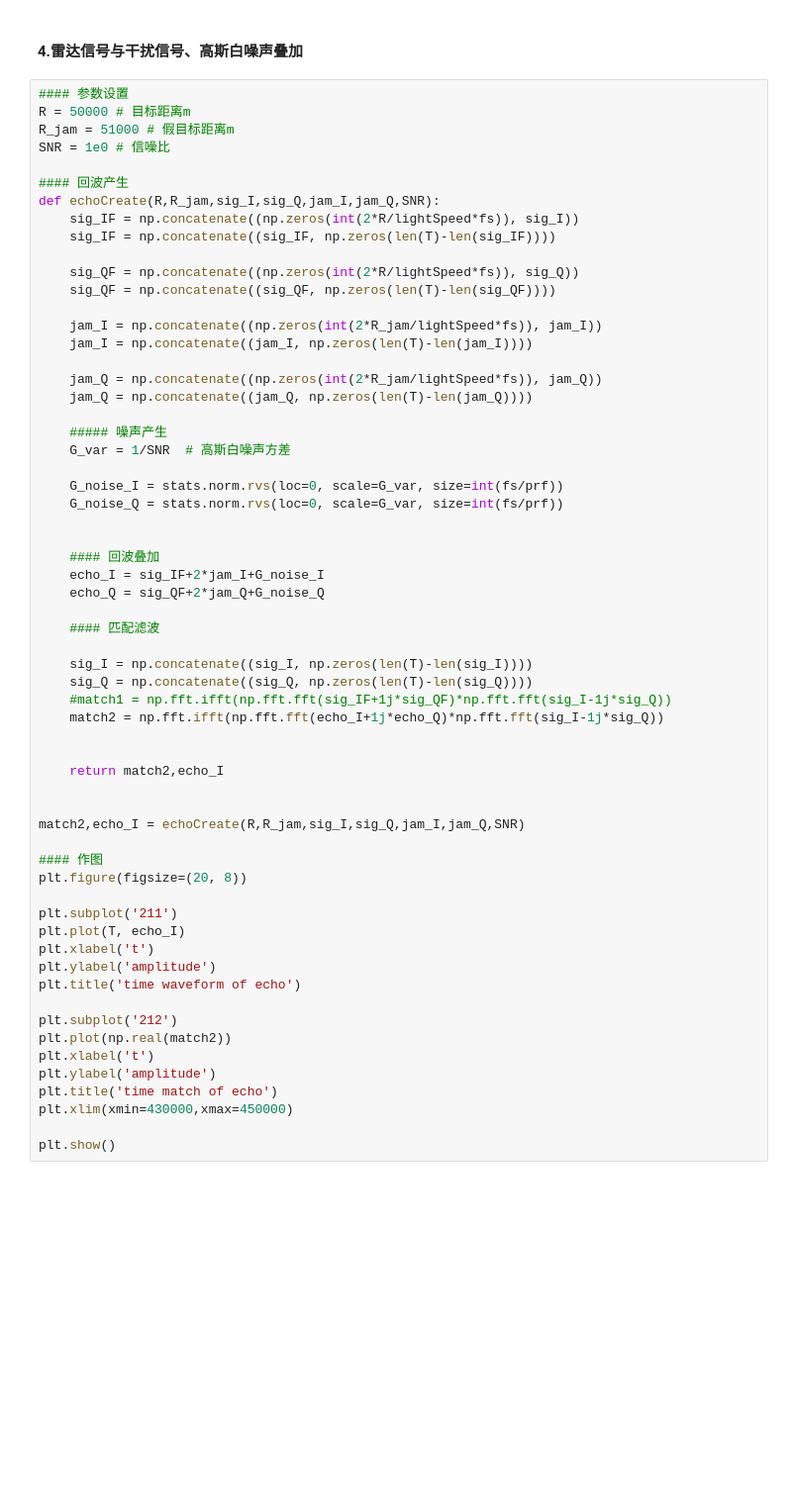
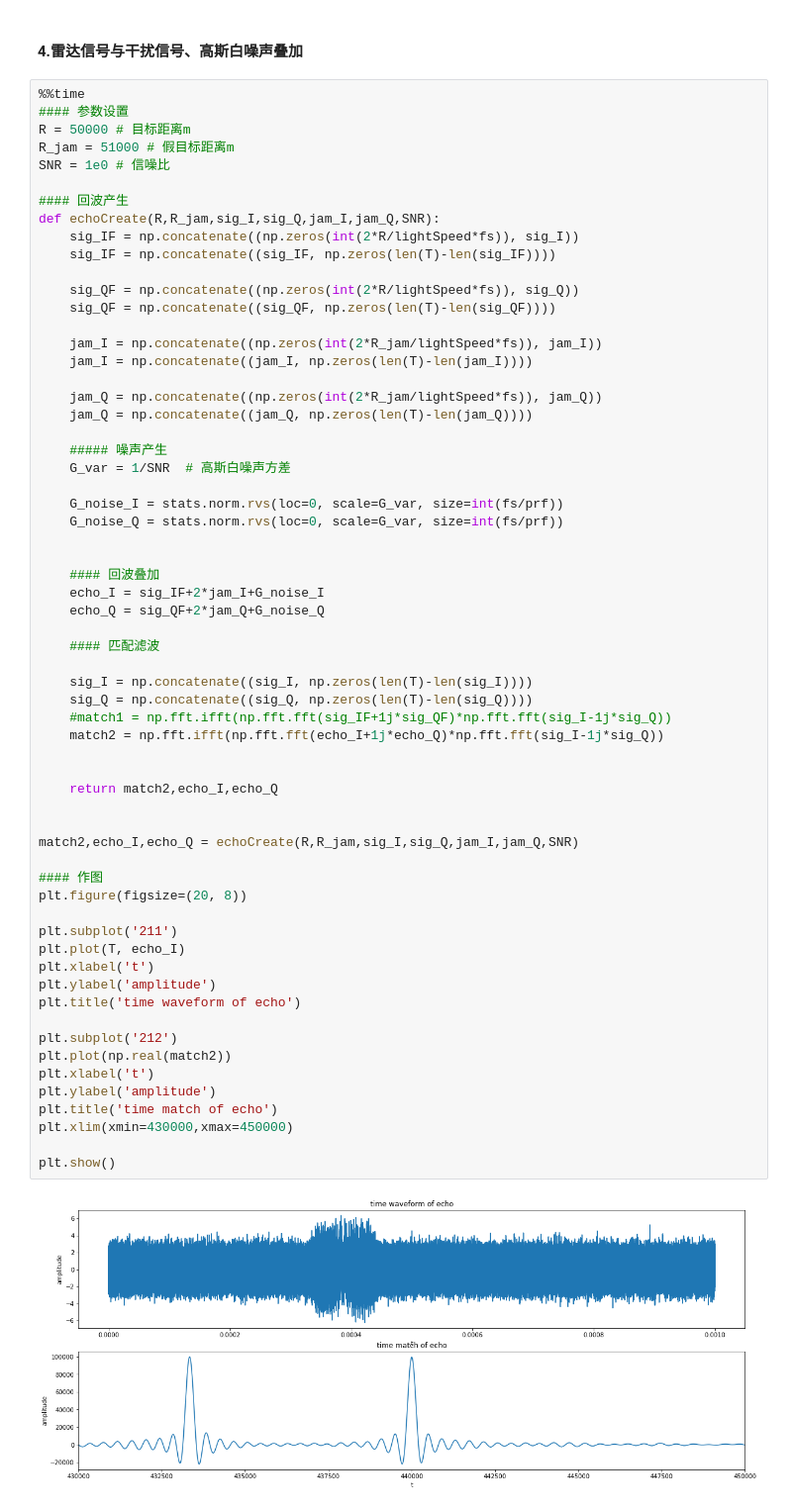
Before and after one commit to WangMinSSS/jupyterWorkplace, a Jupyter notebook: wm_SDR/jamming.ipynb, the cells around one changed output. Shown at 99% size. Drawn from its saved outputs; the diff is of its cells as text; blank space fills up the shorter version.

```diff
--- a/wm_SDR/jamming.ipynb
+++ b/wm_SDR/jamming.ipynb
@@ -142,6 +161,7 @@ plt.show()
 # %% [markdown]
 #### 4.雷达信号与干扰信号、高斯白噪声叠加
 # %%
+%%time
 #### 参数设置
 R = 50000 # 目标距离m
 R_jam = 51000 # 假目标距离m
@@ -173,32 +193,34 @@ def echoCreate(R,R_jam,sig_I,sig_Q,jam_I,jam_Q,SNR):
     echo_Q = sig_QF+2*jam_Q+G_noise_Q
 
     #### 匹配滤波
 
     sig_I = np.concatenate((sig_I, np.zeros(len(T)-len(sig_I))))
     sig_Q = np.concatenate((sig_Q, np.zeros(len(T)-len(sig_Q))))
     #match1 = np.fft.ifft(np.fft.fft(sig_IF+1j*sig_QF)*np.fft.fft(sig_I-1j*sig_Q))
     match2 = np.fft.ifft(np.fft.fft(echo_I+1j*echo_Q)*np.fft.fft(sig_I-1j*sig_Q))
 
 
-    return match2,echo_I
+    return match2,echo_I,echo_Q
 
 
-match2,echo_I = echoCreate(R,R_jam,sig_I,sig_Q,jam_I,jam_Q,SNR)
+match2,echo_I,echo_Q = echoCreate(R,R_jam,sig_I,sig_Q,jam_I,jam_Q,SNR)
 
 #### 作图
 plt.figure(figsize=(20, 8))
 
 plt.subplot('211')
 plt.plot(T, echo_I)
 plt.xlabel('t')
 plt.ylabel('amplitude')
 plt.title('time waveform of echo')
 
 plt.subplot('212')
 plt.plot(np.real(match2))
 plt.xlabel('t')
 plt.ylabel('amplitude')
 plt.title('time match of echo')
 plt.xlim(xmin=430000,xmax=450000)
 
 plt.show()
+# %% [output]
+[figure, added]
```
Also changed, not shown: parts of 8 cells of this notebook, 1 other file.
